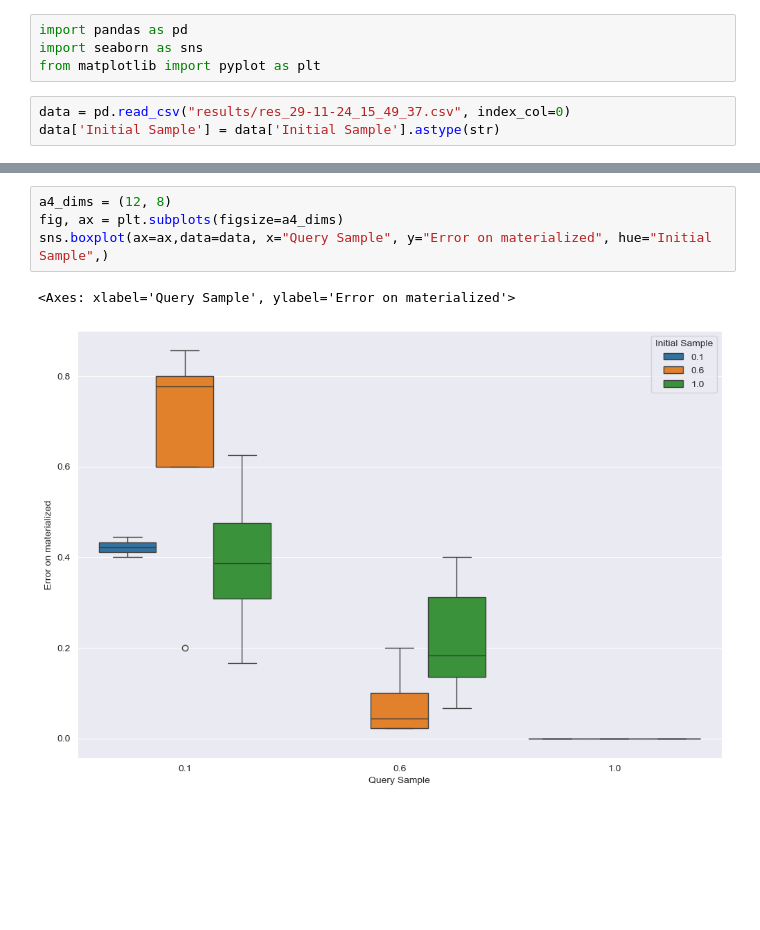
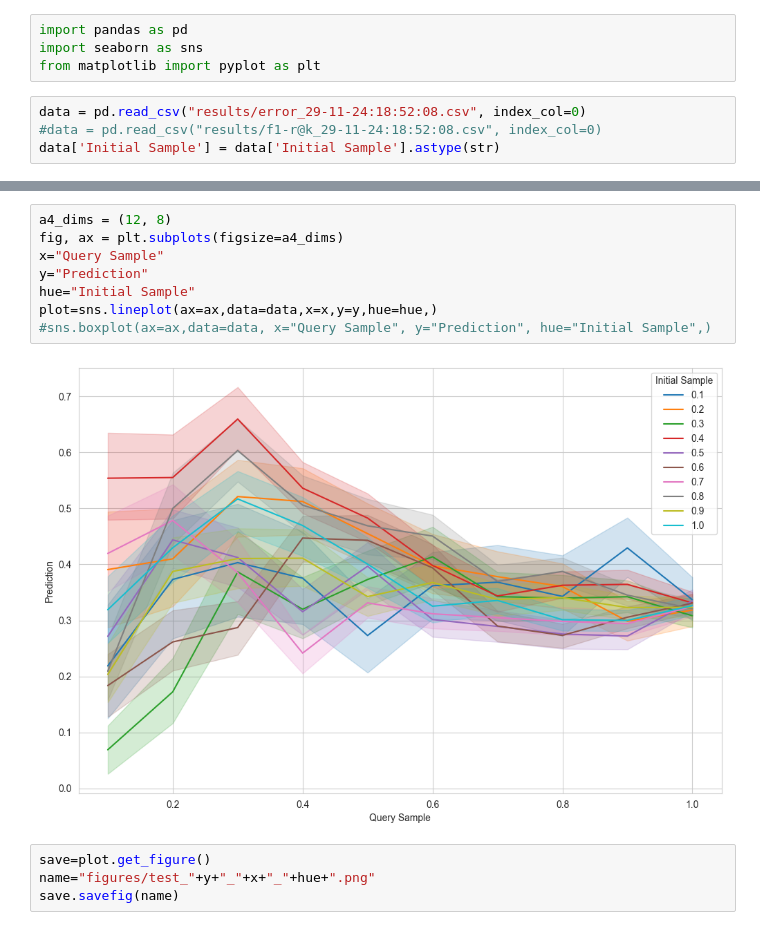
Before and after one commit to patrickmarcel/rankInsightGeneration, a Jupyter notebook: visu-results.ipynb, the cells around one changed output, grey strips where cells are left out. Drawn from its saved outputs; the diff is of its cells as text; blank space fills up the shorter version.

Commit message:
adding non cumulative sample and allowing tie in hypothesis

```diff
--- a/visu-results.ipynb
+++ b/visu-results.ipynb
@@ -5,7 +5,8 @@ import pandas as pd
 import seaborn as sns
 from matplotlib import pyplot as plt
 # %%
-data = pd.read_csv("results/res_29-11-24_15_49_37.csv", index_col=0)
+data = pd.read_csv("results/error_29-11-24:18:52:08.csv", index_col=0)
+#data = pd.read_csv("results/f1-r@k_29-11-24:18:52:08.csv", index_col=0)
 data['Initial Sample'] = data['Initial Sample'].astype(str)
 # %%
 data.head()
@@ -33,7 +42,14 @@ sns.heatmap(pivot, vmin=0, vmax=0.2)
 # %%
 a4_dims = (12, 8)
 fig, ax = plt.subplots(figsize=a4_dims)
-sns.boxplot(ax=ax,data=data, x="Query Sample", y="Error on materialized", hue="Initial Sample",)
+x="Query Sample"
+y="Prediction"
+hue="Initial Sample"
+plot=sns.lineplot(ax=ax,data=data,x=x,y=y,hue=hue,)
+#sns.boxplot(ax=ax,data=data, x="Query Sample", y="Prediction", hue="Initial Sample",)
 # %% [output]
-<Axes: xlabel='Query Sample', ylabel='Error on materialized'>
-[figure, old version]
+[figure, new version]
+# %%
+save=plot.get_figure()
+name="figures/test_"+y+"_"+x+"_"+hue+".png"
+save.savefig(name)
```
Also changed, not shown: parts of 3 cells of this notebook, 4 other files.
